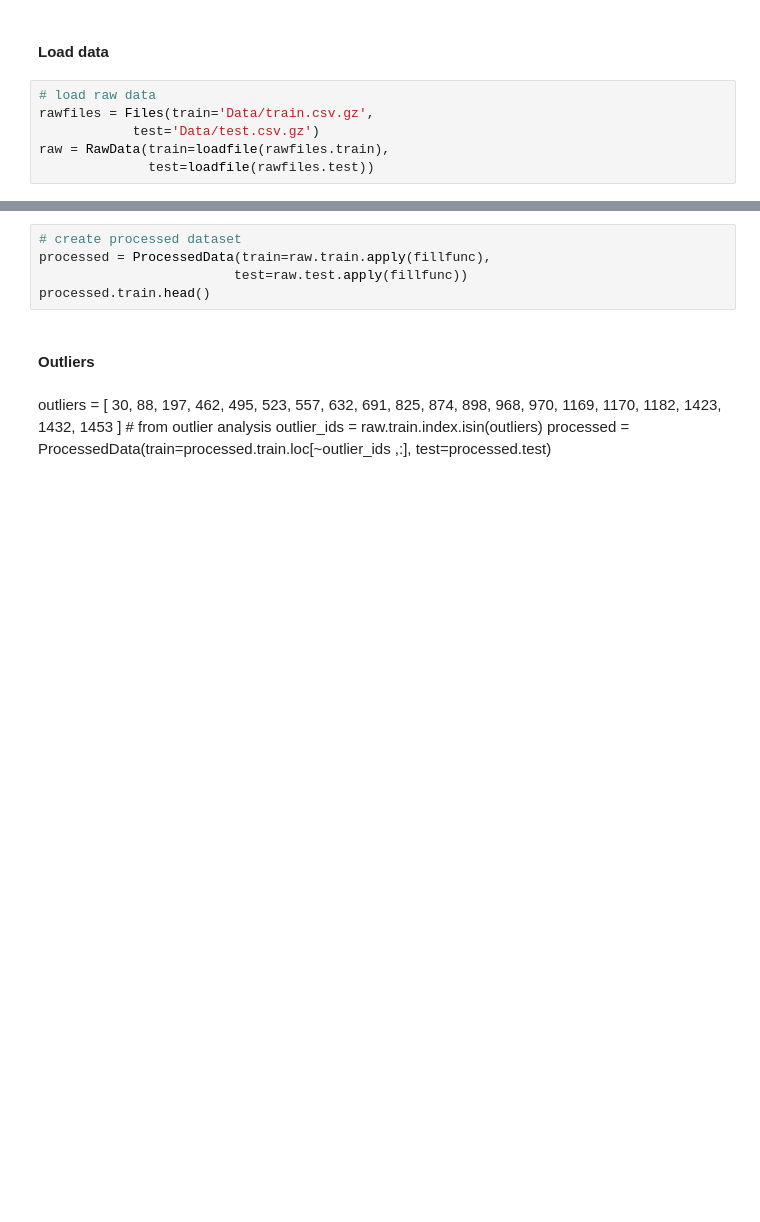
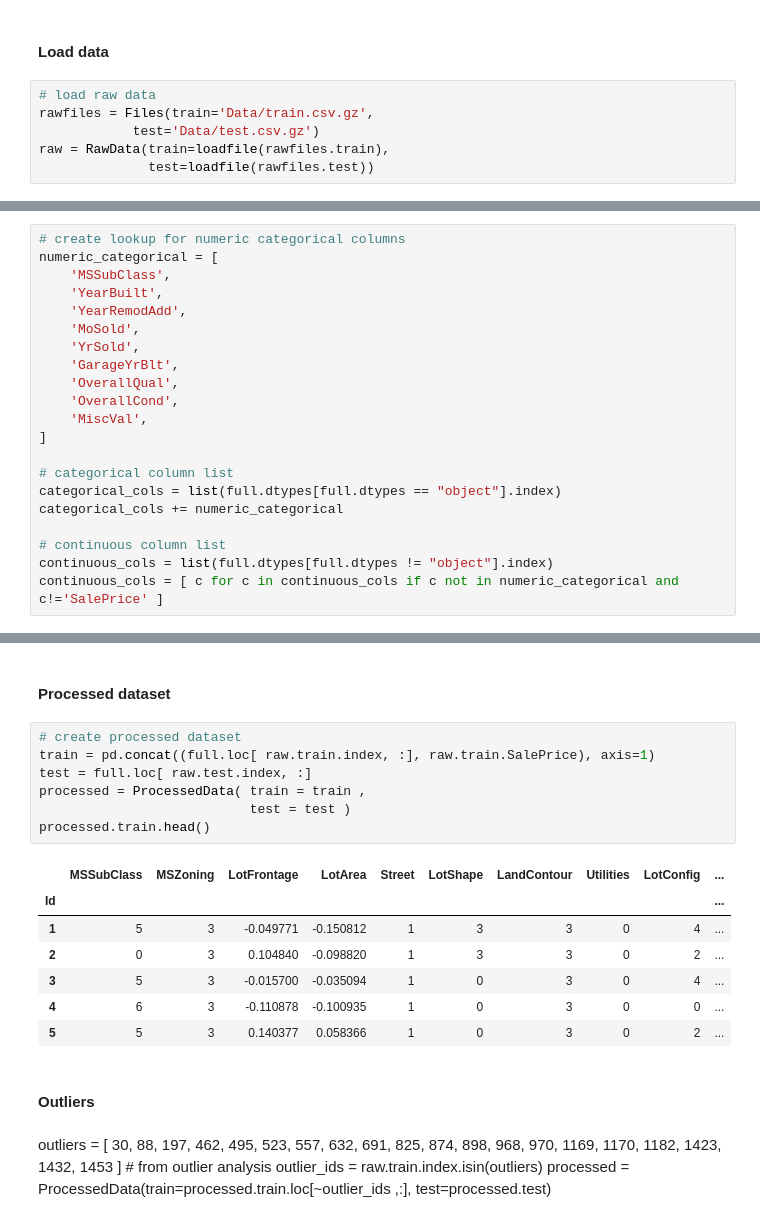
Before and after one commit to bshurick/kaggles, a Jupyter notebook: HousePrices/houseprices_nn.ipynb, the cells around one changed output, grey strips where cells are left out. Saved outputs shown, nothing was run; the diff lists cells and outputs as text; blank space fills up the shorter version.

```diff
--- a/HousePrices/houseprices_nn.ipynb
+++ b/HousePrices/houseprices_nn.ipynb
@@ -91,0 +213,21 @@ NameError: name 'processed' is not defined
+# %%
+# create lookup for numeric categorical columns
+numeric_categorical = [
+    'MSSubClass',
+    'YearBuilt',
+    'YearRemodAdd',
+    'MoSold',
+    'YrSold',
+    'GarageYrBlt',
+    'OverallQual',
+    'OverallCond',
+    'MiscVal',
+]
+
+# categorical column list
+categorical_cols = list(full.dtypes[full.dtypes == "object"].index)
+categorical_cols += numeric_categorical
+
+# continuous column list
+continuous_cols = list(full.dtypes[full.dtypes != "object"].index)
+continuous_cols = [ c for c in continuous_cols if c not in numeric_categorical and c!='SalePrice' ]
@@ -92,8 +319,20 @@ NameError: name 'processed' is not defined
+# %% [markdown]
+#### Processed dataset
 # %%
 # create processed dataset
-processed = ProcessedData(train=raw.train.apply(fillfunc),
-                         test=raw.test.apply(fillfunc))
+train = pd.concat((full.loc[ raw.train.index, :], raw.train.SalePrice), axis=1)
+test = full.loc[ raw.test.index, :]
+processed = ProcessedData( train = train ,
+                           test = test )
 processed.train.head()
+# %% [output]
+|  | MSSubClass | MSZoning | LotFrontage | LotArea | Street | LotShape | LandContour | Utilities | LotConfig | ... |
+| Id |  |  |  |  |  |  |  |  |  | ... |
+| 1 | 5 | 3 | -0.049771 | -0.150812 | 1 | 3 | 3 | 0 | 4 | ... |
+| 2 | 0 | 3 | 0.104840 | -0.098820 | 1 | 3 | 3 | 0 | 2 | ... |
+| 3 | 5 | 3 | -0.015700 | -0.035094 | 1 | 0 | 3 | 0 | 4 | ... |
+| 4 | 6 | 3 | -0.110878 | -0.100935 | 1 | 0 | 3 | 0 | 0 | ... |
+| 5 | 5 | 3 | 0.140377 | 0.058366 | 1 | 0 | 3 | 0 | 2 | ... |
 # %% [markdown]
 #### Outliers
 # %% [markdown]
```
Also changed, not shown: parts of 34 cells of this notebook.
